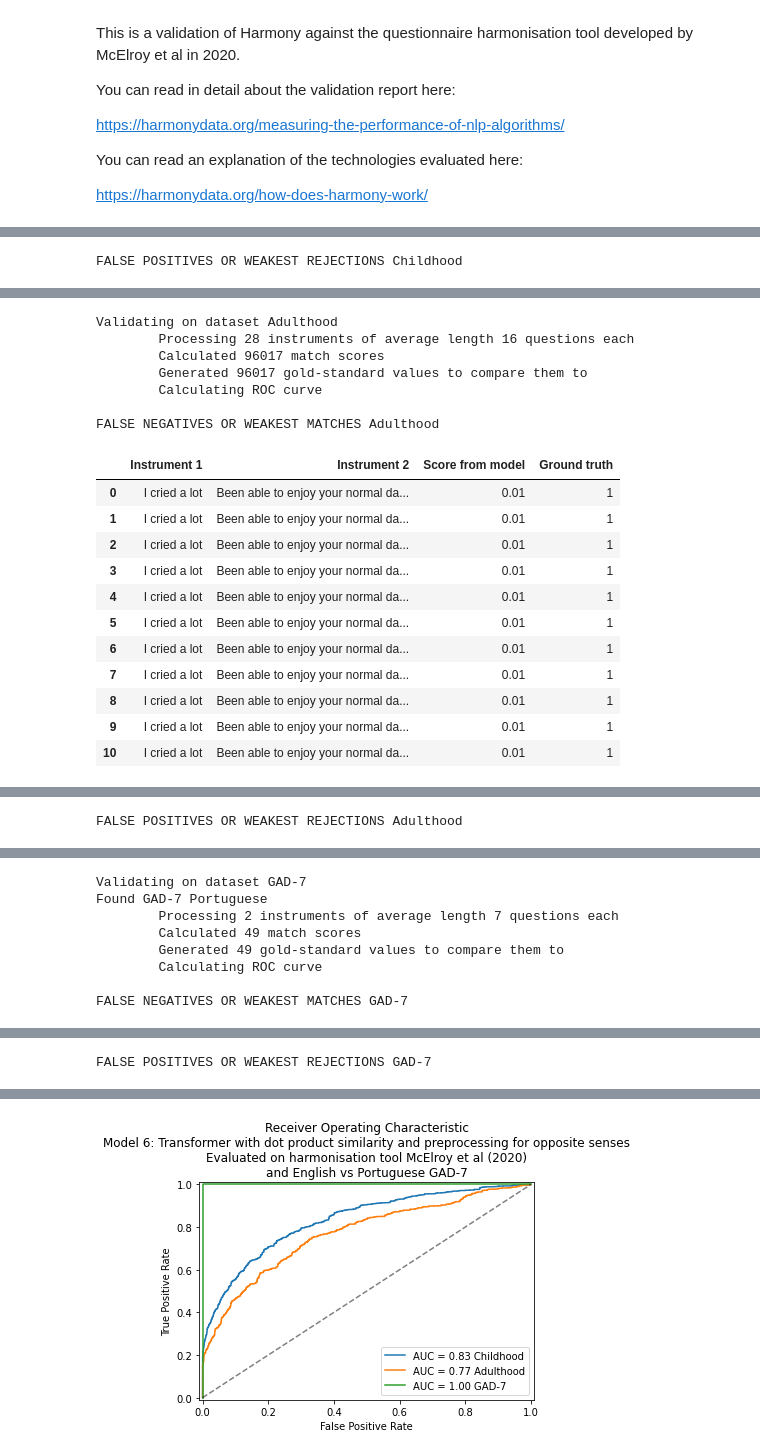
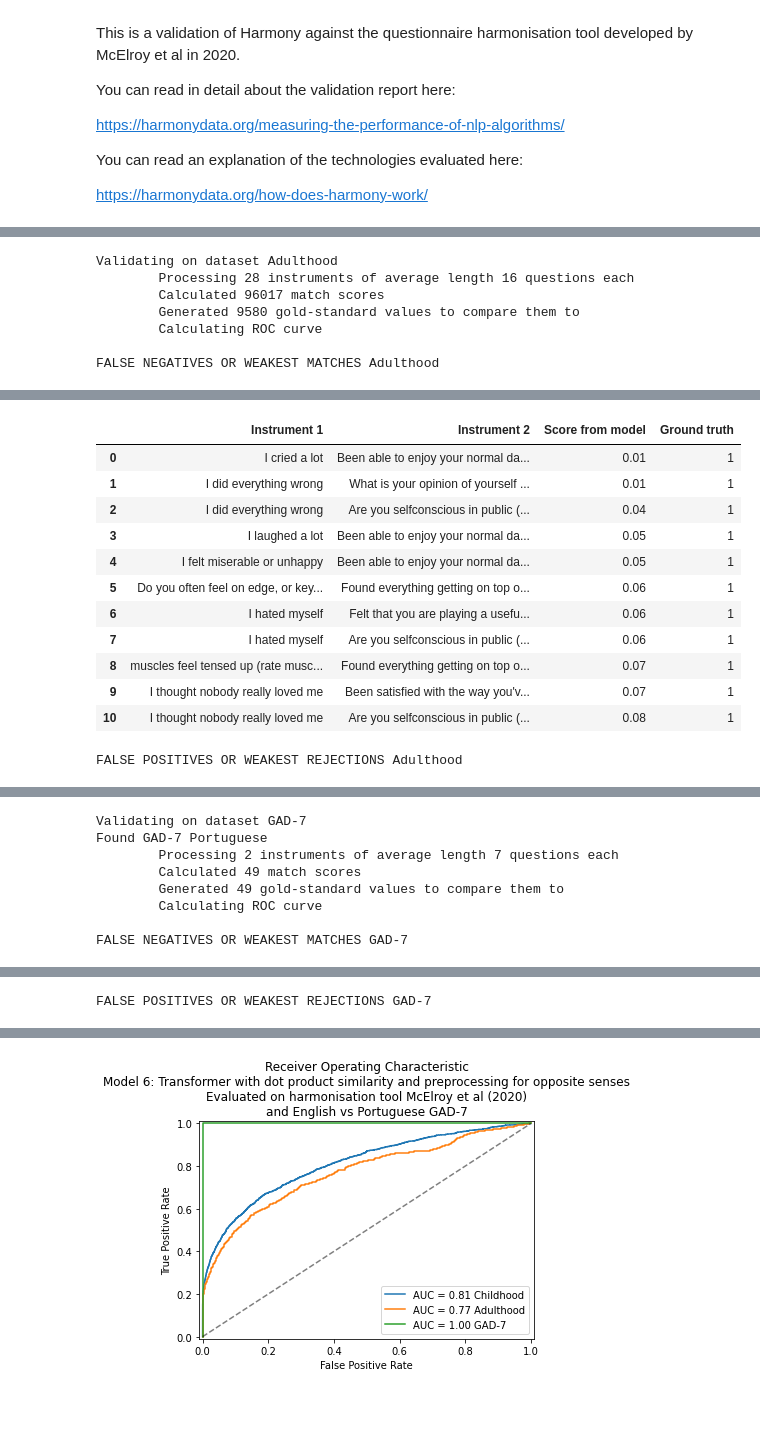
Before and after one commit to harmonydata/harmony_original, a Jupyter notebook: notebooks/Evaluate_Model_06_HuggingFace_Efficient_On_Eoin_and_GAD7.ipynb, the cells around one changed output, grey strips where cells are left out. Saved outputs shown, nothing was run; the diff lists cells and outputs as text; code cells hidden in the pictures; blank space fills up the shorter version.

```diff
--- a/notebooks/Evaluate_Model_06_HuggingFace_Efficient_On_Eoin_and_GAD7.ipynb
+++ b/notebooks/Evaluate_Model_06_HuggingFace_Efficient_On_Eoin_and_GAD7.ipynb
@@ -115,16 +115,20 @@ for dataset, dataset_data in validation_data.items():
 
     print (f"\tCalculated {len(matches)} match scores")
 
+    pairs_already_seen = set()
     gold_standard = {}
     for i in range(len(dataset_data)):
         for j in range(i + 1, len(dataset_data)):
             for ii in range(len(dataset_data[i])):
                 for jj in range(len(dataset_data[j])):
-                    gold_standard[(i, ii, j, jj)] = int(
-                        (dataset_data[i][ii][1] == dataset_data[j][jj][1])
-                        or
-                        (dataset_data[i][ii][2] == dataset_data[j][jj][2])
-                    )
+                    tup = tuple(sorted([dataset_data[i][ii][2], dataset_data[j][jj][2]]))
+                    if tup not in pairs_already_seen:
+                        gold_standard[(i, ii, j, jj)] = int(
+                            (dataset_data[i][ii][1] == dataset_data[j][jj][1])
+                            or
+                            (dataset_data[i][ii][2] == dataset_data[j][jj][2])
+                        )
+                    pairs_already_seen.add(tup)
 
     print (f"\tGenerated {len(gold_standard)} gold-standard values to compare them to")
 
@@ -208 +225,7 @@ FALSE NEGATIVES OR WEAKEST MATCHES Childhood
-FALSE POSITIVES OR WEAKEST REJECTIONS Childhood
+Validating on dataset Adulthood
+        Processing 28 instruments of average length 16 questions each
+        Calculated 96017 match scores
+        Generated 9580 gold-standard values to compare them to
+        Calculating ROC curve
+
+FALSE NEGATIVES OR WEAKEST MATCHES Adulthood
@@ -221,19 +232,13 @@ FALSE POSITIVES OR WEAKEST REJECTIONS Childhood
+|  | Instrument 1 | Instrument 2 | Score from model | Ground truth |
+| 0 | I cried a lot | Been able to enjoy your normal da... | 0.01 | 1 |
+| 1 | I did everything wrong | What is your opinion of yourself ... | 0.01 | 1 |
+| 2 | I did everything wrong | Are you selfconscious in public (... | 0.04 | 1 |
+| 3 | I laughed a lot | Been able to enjoy your normal da... | 0.05 | 1 |
+| 4 | I felt miserable or unhappy | Been able to enjoy your normal da... | 0.05 | 1 |
+| 5 | Do you often feel on edge, or key... | Found everything getting on top o... | 0.06 | 1 |
+| 6 | I hated myself | Felt that you are playing a usefu... | 0.06 | 1 |
+| 7 | I hated myself | Are you selfconscious in public (... | 0.06 | 1 |
+| 8 | muscles feel tensed up (rate musc... | Found everything getting on top o... | 0.07 | 1 |
+| 9 | I thought nobody really loved me | Been satisfied with the way you'v... | 0.07 | 1 |
+| 10 | I thought nobody really loved me | Are you selfconscious in public (... | 0.08 | 1 |
-Validating on dataset Adulthood
-        Processing 28 instruments of average length 16 questions each
-        Calculated 96017 match scores
-        Generated 96017 gold-standard values to compare them to
-        Calculating ROC curve
-
-FALSE NEGATIVES OR WEAKEST MATCHES Adulthood
+FALSE POSITIVES OR WEAKEST REJECTIONS Adulthood
-|  | Instrument 1 | Instrument 2 | Score from model | Ground truth |
-| 0 | I cried a lot | Been able to enjoy your normal da... | 0.01 | 1 |
-| 1 | I cried a lot | Been able to enjoy your normal da... | 0.01 | 1 |
-| 2 | I cried a lot | Been able to enjoy your normal da... | 0.01 | 1 |
-| 3 | I cried a lot | Been able to enjoy your normal da... | 0.01 | 1 |
-| 4 | I cried a lot | Been able to enjoy your normal da... | 0.01 | 1 |
-| 5 | I cried a lot | Been able to enjoy your normal da... | 0.01 | 1 |
-| 6 | I cried a lot | Been able to enjoy your normal da... | 0.01 | 1 |
-| 7 | I cried a lot | Been able to enjoy your normal da... | 0.01 | 1 |
-| 8 | I cried a lot | Been able to enjoy your normal da... | 0.01 | 1 |
-| 9 | I cried a lot | Been able to enjoy your normal da... | 0.01 | 1 |
-| 10 | I cried a lot | Been able to enjoy your normal da... | 0.01 | 1 |
@@ -240 +257,8 @@ FALSE NEGATIVES OR WEAKEST MATCHES Adulthood
-FALSE POSITIVES OR WEAKEST REJECTIONS Adulthood
+Validating on dataset GAD-7
+Found GAD-7 Portuguese
+        Processing 2 instruments of average length 7 questions each
+        Calculated 49 match scores
+        Generated 49 gold-standard values to compare them to
+        Calculating ROC curve
+
+FALSE NEGATIVES OR WEAKEST MATCHES GAD-7
@@ -253,8 +273 @@ FALSE POSITIVES OR WEAKEST REJECTIONS Adulthood
-Validating on dataset GAD-7
-Found GAD-7 Portuguese
-        Processing 2 instruments of average length 7 questions each
-        Calculated 49 match scores
-        Generated 49 gold-standard values to compare them to
-        Calculating ROC curve
-
-FALSE NEGATIVES OR WEAKEST MATCHES GAD-7
+FALSE POSITIVES OR WEAKEST REJECTIONS GAD-7
@@ -269,14 +274,13 @@ FALSE NEGATIVES OR WEAKEST MATCHES GAD-7
-FALSE POSITIVES OR WEAKEST REJECTIONS GAD-7
 |  | Instrument 1 | Instrument 2 | Score from model | Ground truth |
 | 0 | Being so restless that it is hard... | Dificuldade para relaxar | 0.53 | 0 |
 | 1 | Becoming easily annoyed or irritable | Dificuldade para relaxar | 0.48 | 0 |
 | 2 | Feeling nervous, anxious, or on edge | Ficar facilmente aborrecido/a ou ... | 0.44 | 0 |
 | 3 | Becoming easily annoyed or irritable | Sentir-se nervoso/a, ansioso/a ou... | 0.42 | 0 |
 | 4 | Becoming easily annoyed or irritable | Ficar tão agitado/a que se torna ... | 0.40 | 0 |
 | 5 | Not being able to stop or control... | Ficar facilmente aborrecido/a ou ... | 0.39 | 0 |
 | 6 | Feeling afraid, as if something a... | Sentir-se nervoso/a, ansioso/a ou... | 0.39 | 0 |
 | 7 | Trouble relaxing | Ficar facilmente aborrecido/a ou ... | 0.38 | 0 |
 | 8 | Becoming easily annoyed or irritable | Não ser capaz de impedir ou de co... | 0.37 | 0 |
 | 9 | Not being able to stop or control... | Dificuldade para relaxar | 0.36 | 0 |
 | 10 | Feeling nervous, anxious, or on edge | Não ser capaz de impedir ou de co... | 0.35 | 0 |
-[figure, old version]
+[figure, new version]
```
Also changed, not shown: parts of 1 cell of this notebook, 6 other files.
